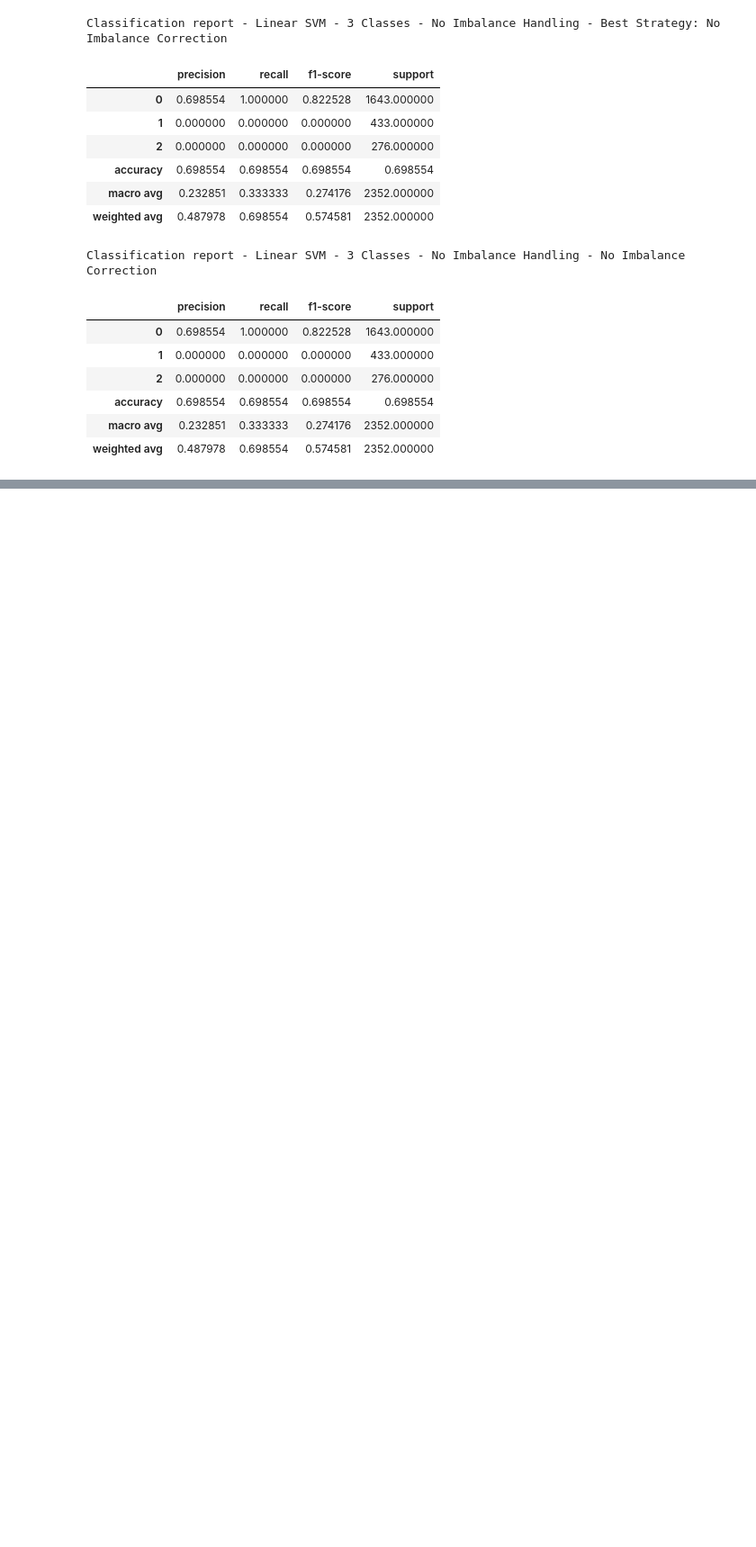
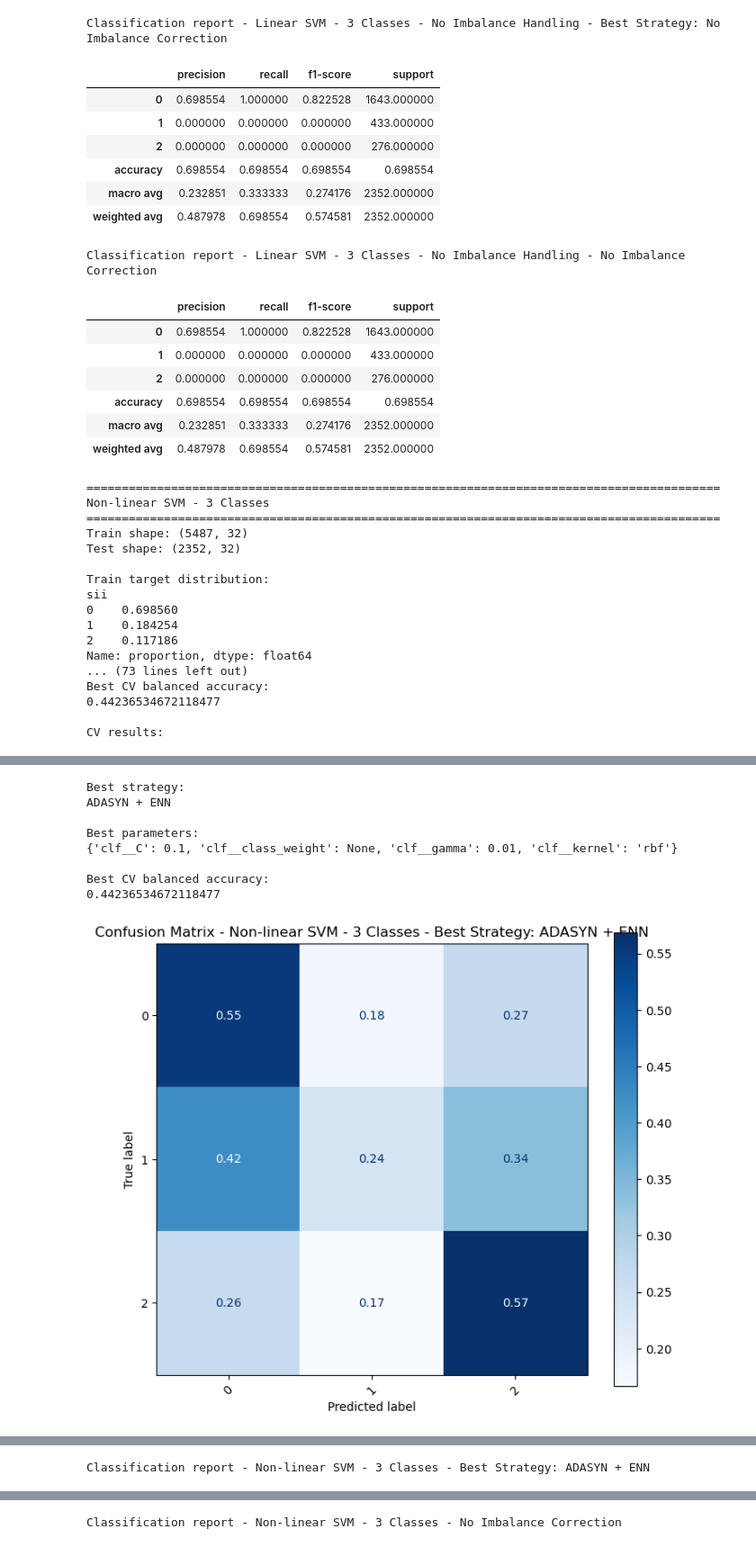
Before and after one commit to lorenzobuccolini03/Data-Mining---Advanced-Topics, a Jupyter notebook: Advanced Classification/SVM_lin_nonlin.ipynb, the cells around one changed output, grey strips where cells are left out. Shown at 90% size. Drawn from its saved outputs; the diff is of its cells as text; code cells hidden in the pictures; blank space fills up the shorter version.

```diff
--- a/Advanced Classification/SVM_lin_nonlin.ipynb
+++ b/Advanced Classification/SVM_lin_nonlin.ipynb
@@ -1789,0 +2057,38 @@ Classification report - Linear SVM - 3 Classes - No Imbalance Handling - No Imba
+# %%
+cv_light = StratifiedKFold(
+    n_splits=3,
+    shuffle=True,
+    random_state=42
+)
+
+nonlinear_svm_3class_adasyn_enn_light = run_svm_experiment_light(
+    X=X,
+    y=y_3class,
+    problem_name="Non-linear SVM - 3 Classes",
+    kernel_type="nonlinear",
+    imbalance=True,
+    test_size=0.3,
+    random_state=42,
+    cv=cv_light,
+    plot_confusion=True,
+    plot_roc=True,
+    plot_pr=False
+)
+# %% [output]
+==========================================================================================
+Non-linear SVM - 3 Classes
+==========================================================================================
+Train shape: (5487, 32)
+Test shape: (2352, 32)
+
+Train target distribution:
+sii
+0    0.698560
+1    0.184254
+2    0.117186
+Name: proportion, dtype: float64
+... (73 lines left out)
+Best CV balanced accuracy:
+0.44236534672118477
+
+CV results:
@@ -1789,0 +2098,9 @@ Classification report - Linear SVM - 3 Classes - No Imbalance Handling - No Imba
+Best strategy:
+ADASYN + ENN
+
+Best parameters:
+{'clf__C': 0.1, 'clf__class_weight': None, 'clf__gamma': 0.01, 'clf__kernel': 'rbf'}
+
+Best CV balanced accuracy:
+0.44236534672118477
+[figure, added]
@@ -1789,0 +2108 @@ Classification report - Linear SVM - 3 Classes - No Imbalance Handling - No Imba
+Classification report - Non-linear SVM - 3 Classes - Best Strategy: ADASYN + ENN
@@ -1789,0 +2116 @@ Classification report - Linear SVM - 3 Classes - No Imbalance Handling - No Imba
+Classification report - Non-linear SVM - 3 Classes - No Imbalance Correction
```
Also changed, not shown: parts of 7 cells of this notebook, 1 other file.
